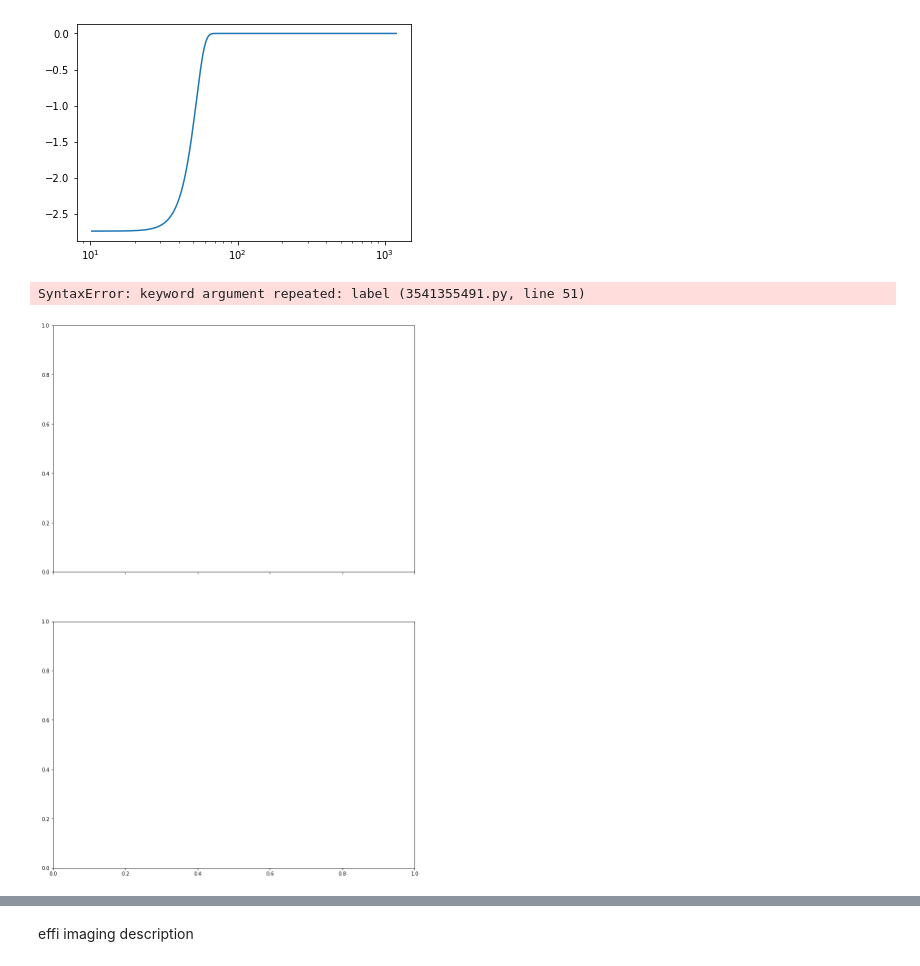
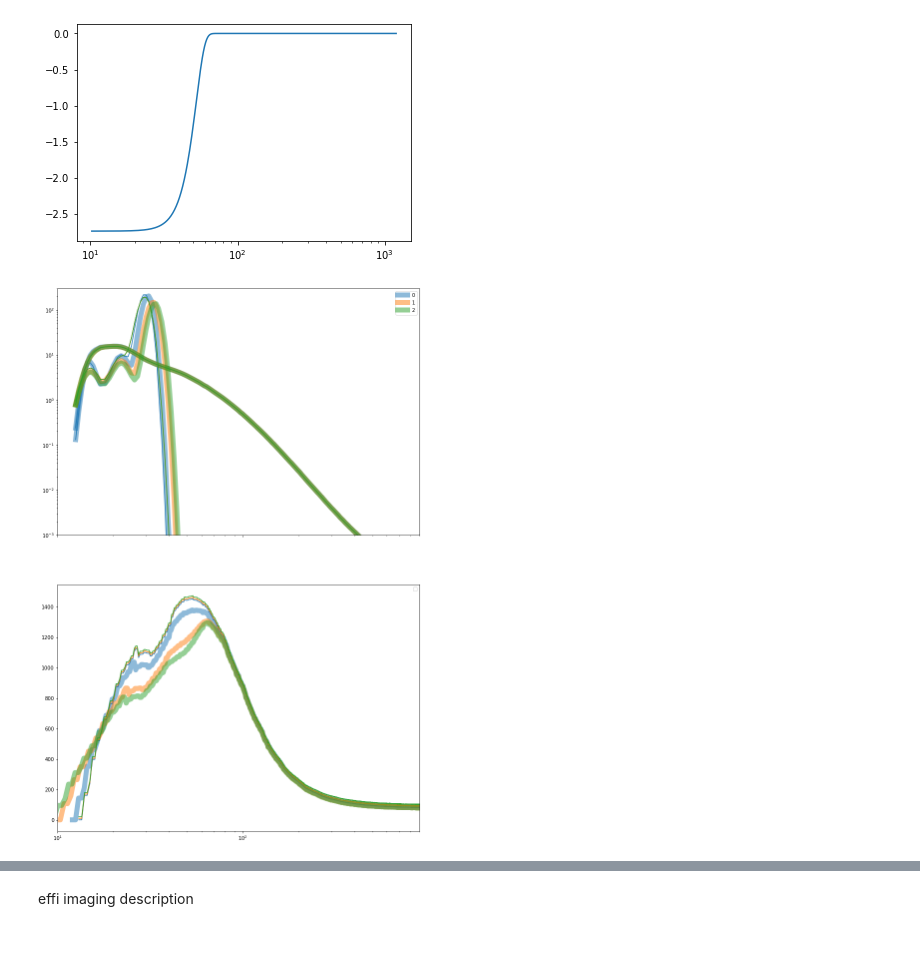
Before and after one commit to volodymyrss/volodymyrss.github.io, a Jupyter notebook: integral-ibis-isgri-le-response/_sources/effi-rsp-lut2.ipynb, the cells around one changed output, grey strips where cells are left out. Drawn from its saved outputs; the diff is of its cells as text; code cells hidden in the pictures.

```diff
--- a/integral-ibis-isgri-le-response/_sources/effi-rsp-lut2.ipynb
+++ b/integral-ibis-isgri-le-response/_sources/effi-rsp-lut2.ipynb
@@ -703,9 +709,9 @@ for i in range(int(len(byrev)/50)):
     c = ax1.plot(
         ce1,
         rate/(ce2-ce1),
-        label='CountSpectrum',
+        # label='CountSpectrum',
+        label=i,
         **kwa,
-        label=i
         )[0].get_color()
     ax1.plot(
         ce1,
@@ -750,32 +756,31 @@ for i in range(int(len(byrev)/50)):
     # but need to preserve counts evolution
     # new effi from morph
 
     # here need to imitate what will OSA produce when binning and reconstructing
     # def emorph_rate(ce1, ce2, rate, emorph):
     #     edges = np.concatenate([ce1, ce2[-1]])
     #     cumrate = np.cumsum(rate)
     #     cumrate_emorph = interp1d(
     #         emorph(edges),
     #         cumrate,
     #     )(edges)
     # need to adapt morph until response is central
 
     # em_rate = e
 
     # plt.plot(
     #     emorph(ce1),
     #     em_rate/(ce2-ce1) * effi * nomex_norm['norm'],
     #     label='CountSpectrum modified'
     # )
 
     plt.legend()
 
     plt.xlim([10, 900])
     ax1.set_ylim([1e-3, 300])
 
     ax1.loglog()
 
     #TODO: compute spectrum with modiied RSP. compute spectrum with non-modified RSP. several time moments
 # %% [output]
-SyntaxError: keyword argument repeated: label (3541355491.py, line 51)
-[figure, old version]
+[figure, new version]
```
Also changed, not shown: parts of 4 cells of this notebook, 33 other files.
